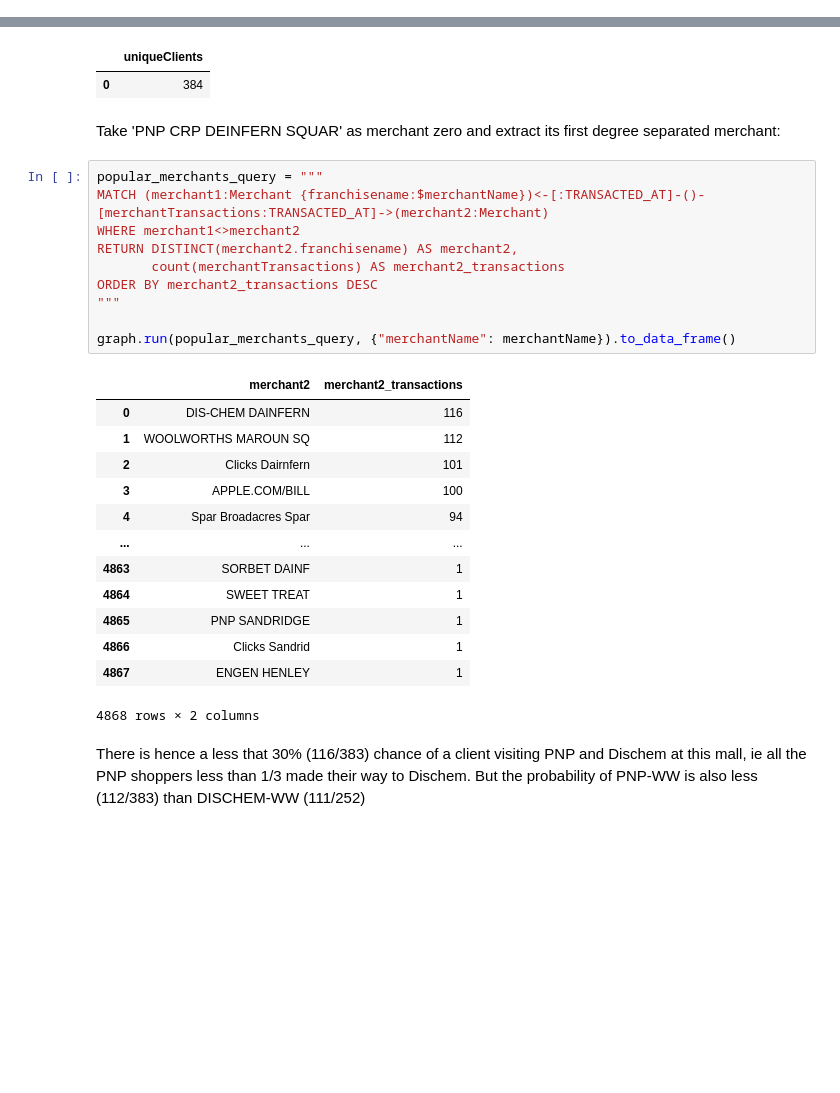
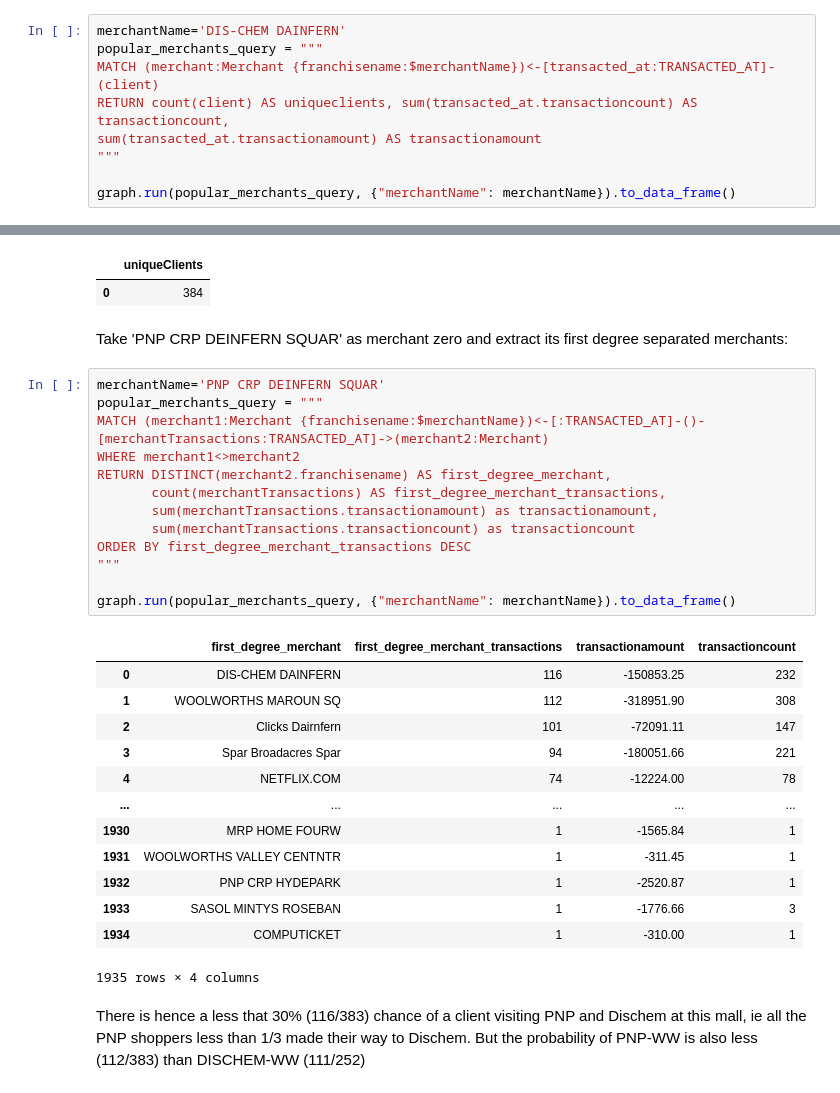
Before and after one commit to ChristoGH/graphing, a Jupyter notebook: neo4j_ds_recommendations_part1.ipynb, the cells around one changed output, grey strips where cells are left out. Drawn from its saved outputs; the diff is of its cells as text; blank space fills up the shorter version.

```diff
--- a/neo4j_ds_recommendations_part1.ipynb
+++ b/neo4j_ds_recommendations_part1.ipynb
@@ -70,0 +78,9 @@ graph.run(popular_merchants_query, {"merchantName": merchantName}).to_data_frame
+# %%
+merchantName='DIS-CHEM DAINFERN'
+popular_merchants_query = """
+MATCH (merchant:Merchant {franchisename:$merchantName})<-[transacted_at:TRANSACTED_AT]-(client)
+RETURN count(client) AS uniqueclients, sum(transacted_at.transactioncount) AS transactioncount,
+sum(transacted_at.transactionamount) AS transactionamount
+"""
+
+graph.run(popular_merchants_query, {"merchantName": merchantName}).to_data_frame()
@@ -124,31 +145,34 @@ graph.run(popular_merchants_query, {"merchantName": merchantName}).to_data_frame
 |  | uniqueClients |
 | 0 | 384 |
 # %% [markdown]
-Take 'PNP CRP DEINFERN SQUAR' as merchant zero and extract its first degree separated merchant:
+Take 'PNP CRP DEINFERN SQUAR' as merchant zero and extract its first degree separated merchants:
 # %%
+merchantName='PNP CRP DEINFERN SQUAR'
 popular_merchants_query = """
 MATCH (merchant1:Merchant {franchisename:$merchantName})<-[:TRANSACTED_AT]-()-[merchantTransactions:TRANSACTED_AT]->(merchant2:Merchant)
 WHERE merchant1<>merchant2
-RETURN DISTINCT(merchant2.franchisename) AS merchant2,
-       count(merchantTransactions) AS merchant2_transactions
-ORDER BY merchant2_transactions DESC
+RETURN DISTINCT(merchant2.franchisename) AS first_degree_merchant,
+       count(merchantTransactions) AS first_degree_merchant_transactions,
+       sum(merchantTransactions.transactionamount) as transactionamount,
+       sum(merchantTransactions.transactioncount) as transactioncount
+ORDER BY first_degree_merchant_transactions DESC
 """
 
 graph.run(popular_merchants_query, {"merchantName": merchantName}).to_data_frame()
 # %% [output]
-|  | merchant2 | merchant2_transactions |
-| 0 | DIS-CHEM DAINFERN | 116 |
-| 1 | WOOLWORTHS MAROUN SQ | 112 |
-| 2 | Clicks Dairnfern | 101 |
-| 3 | APPLE.COM/BILL | 100 |
-| 4 | Spar Broadacres Spar | 94 |
-| ... | ... | ... |
-| 4863 | SORBET DAINF | 1 |
-| 4864 | SWEET TREAT | 1 |
-| 4865 | PNP SANDRIDGE | 1 |
-| 4866 | Clicks Sandrid | 1 |
-| 4867 | ENGEN HENLEY | 1 |
+|  | first_degree_merchant | first_degree_merchant_transactions | transactionamount | transactioncount |
+| 0 | DIS-CHEM DAINFERN | 116 | -150853.25 | 232 |
+| 1 | WOOLWORTHS MAROUN SQ | 112 | -318951.90 | 308 |
+| 2 | Clicks Dairnfern | 101 | -72091.11 | 147 |
+| 3 | Spar Broadacres Spar | 94 | -180051.66 | 221 |
+| 4 | NETFLIX.COM | 74 | -12224.00 | 78 |
+| ... | ... | ... | ... | ... |
+| 1930 | MRP HOME FOURW | 1 | -1565.84 | 1 |
+| 1931 | WOOLWORTHS VALLEY CENTNTR | 1 | -311.45 | 1 |
+| 1932 | PNP CRP HYDEPARK | 1 | -2520.87 | 1 |
+| 1933 | SASOL MINTYS ROSEBAN | 1 | -1776.66 | 3 |
+| 1934 | COMPUTICKET | 1 | -310.00 | 1 |
-4868 rows × 2 columns
+1935 rows × 4 columns
 # %% [markdown]
 There is hence a less that 30% (116/383) chance of a client visiting PNP and Dischem at this mall, ie all the PNP shoppers less than 1/3 made their way to Dischem.  But the probability of PNP-WW is also less (112/383) than DISCHEM-WW (111/252)
 # %% [markdown]
```
Also changed, not shown: parts of 36 cells of this notebook, 12 other files.
